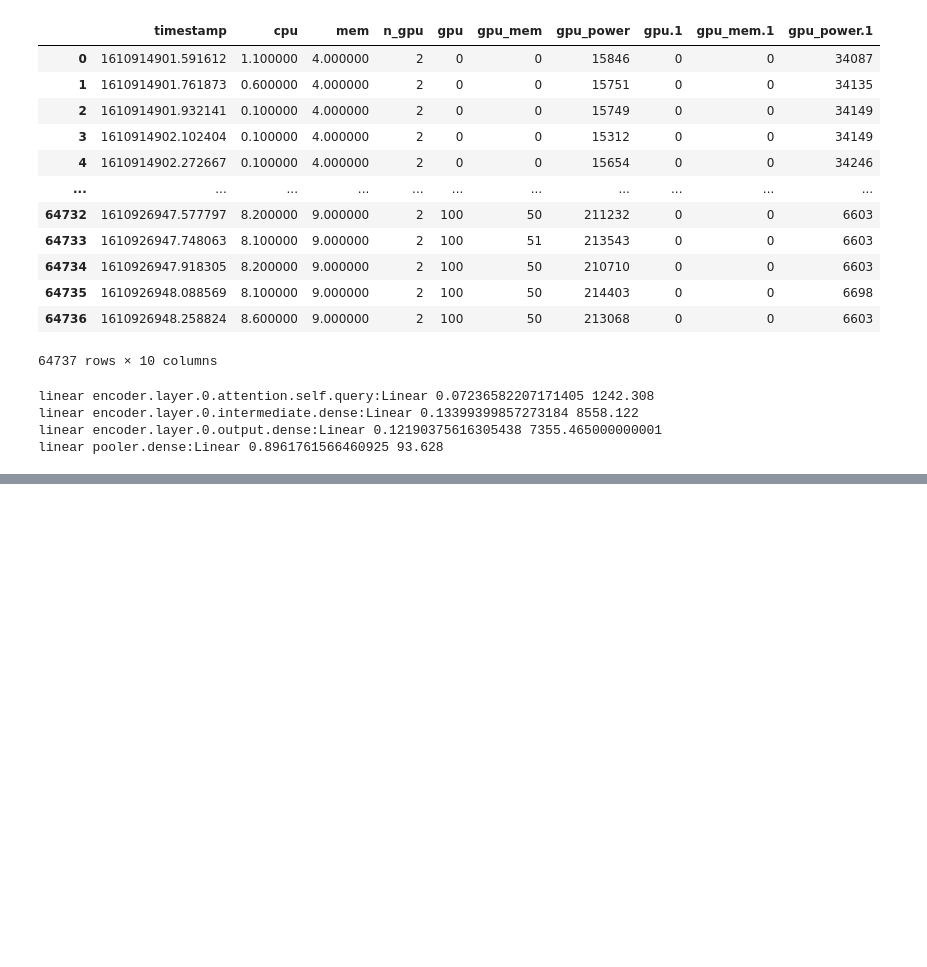
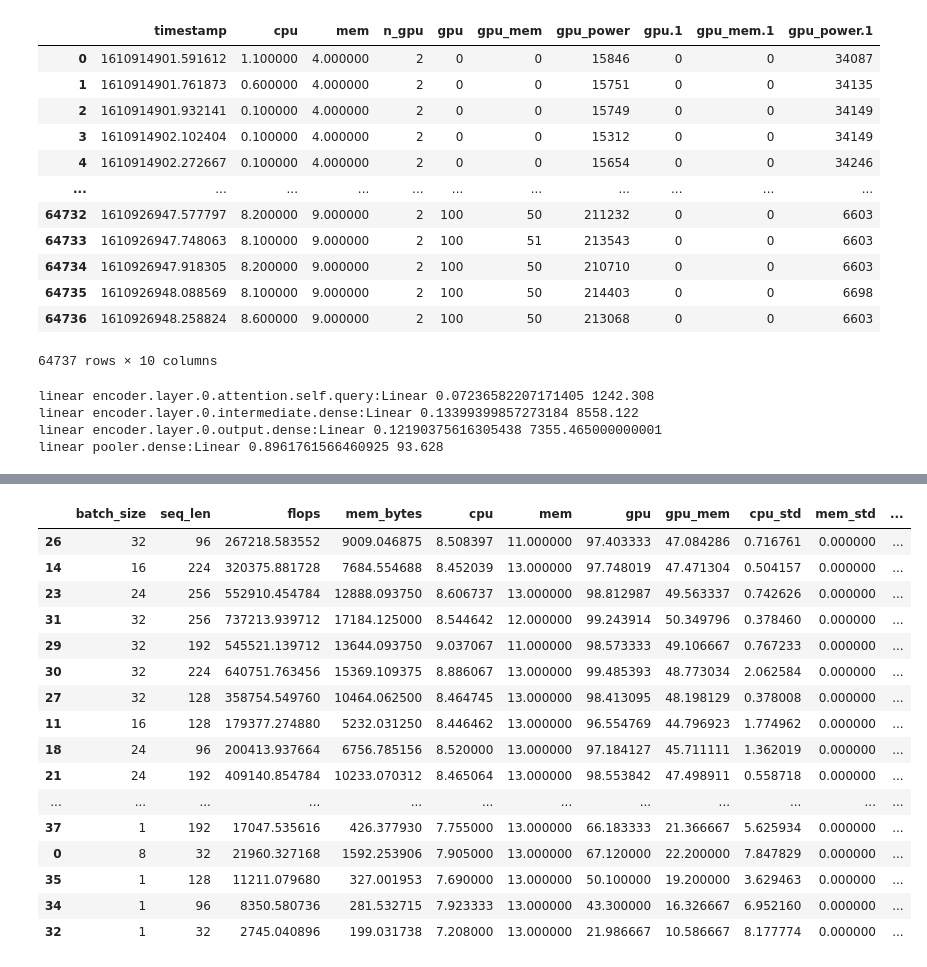
Before and after one commit to Vanessa96/DetecTor, a Jupyter notebook: trace_cg.ipynb, the cells around one changed output, grey strips where cells are left out. Cells and saved outputs as stored; diff of their text form; code cells hidden in the pictures; blank space fills up the shorter version.

```diff
--- a/trace_cg.ipynb
+++ b/trace_cg.ipynb
@@ -474,0 +568,20 @@ int(10000 // (11648 / 1e9))
+# %%
+infos[2].dropna().sort_values('energy_std')
+# %% [output]
+|  | batch_size | seq_len | flops | mem_bytes | cpu | mem | gpu | gpu_mem | cpu_std | mem_std | ... |
+| 26 | 32 | 96 | 267218.583552 | 9009.046875 | 8.508397 | 11.000000 | 97.403333 | 47.084286 | 0.716761 | 0.000000 | ... |
+| 14 | 16 | 224 | 320375.881728 | 7684.554688 | 8.452039 | 13.000000 | 97.748019 | 47.471304 | 0.504157 | 0.000000 | ... |
+| 23 | 24 | 256 | 552910.454784 | 12888.093750 | 8.606737 | 13.000000 | 98.812987 | 49.563337 | 0.742626 | 0.000000 | ... |
+| 31 | 32 | 256 | 737213.939712 | 17184.125000 | 8.544642 | 12.000000 | 99.243914 | 50.349796 | 0.378460 | 0.000000 | ... |
+| 29 | 32 | 192 | 545521.139712 | 13644.093750 | 9.037067 | 11.000000 | 98.573333 | 49.106667 | 0.767233 | 0.000000 | ... |
+| 30 | 32 | 224 | 640751.763456 | 15369.109375 | 8.886067 | 13.000000 | 99.485393 | 48.773034 | 2.062584 | 0.000000 | ... |
+| 27 | 32 | 128 | 358754.549760 | 10464.062500 | 8.464745 | 13.000000 | 98.413095 | 48.198129 | 0.378008 | 0.000000 | ... |
+| 11 | 16 | 128 | 179377.274880 | 5232.031250 | 8.446462 | 13.000000 | 96.554769 | 44.796923 | 1.774962 | 0.000000 | ... |
+| 18 | 24 | 96 | 200413.937664 | 6756.785156 | 8.520000 | 13.000000 | 97.184127 | 45.711111 | 1.362019 | 0.000000 | ... |
+| 21 | 24 | 192 | 409140.854784 | 10233.070312 | 8.465064 | 13.000000 | 98.553842 | 47.498911 | 0.558718 | 0.000000 | ... |
+| ... | ... | ... | ... | ... | ... | ... | ... | ... | ... | ... | ... |
+| 37 | 1 | 192 | 17047.535616 | 426.377930 | 7.755000 | 13.000000 | 66.183333 | 21.366667 | 5.625934 | 0.000000 | ... |
+| 0 | 8 | 32 | 21960.327168 | 1592.253906 | 7.905000 | 13.000000 | 67.120000 | 22.200000 | 7.847829 | 0.000000 | ... |
+| 35 | 1 | 128 | 11211.079680 | 327.001953 | 7.690000 | 13.000000 | 50.100000 | 19.200000 | 3.629463 | 0.000000 | ... |
+| 34 | 1 | 96 | 8350.580736 | 281.532715 | 7.923333 | 13.000000 | 43.300000 | 16.326667 | 6.952160 | 0.000000 | ... |
+| 32 | 1 | 32 | 2745.040896 | 199.031738 | 7.208000 | 13.000000 | 21.986667 | 10.586667 | 8.177774 | 0.000000 | ... |
```
Also changed, not shown: parts of 29 cells of this notebook, 3 other files.
